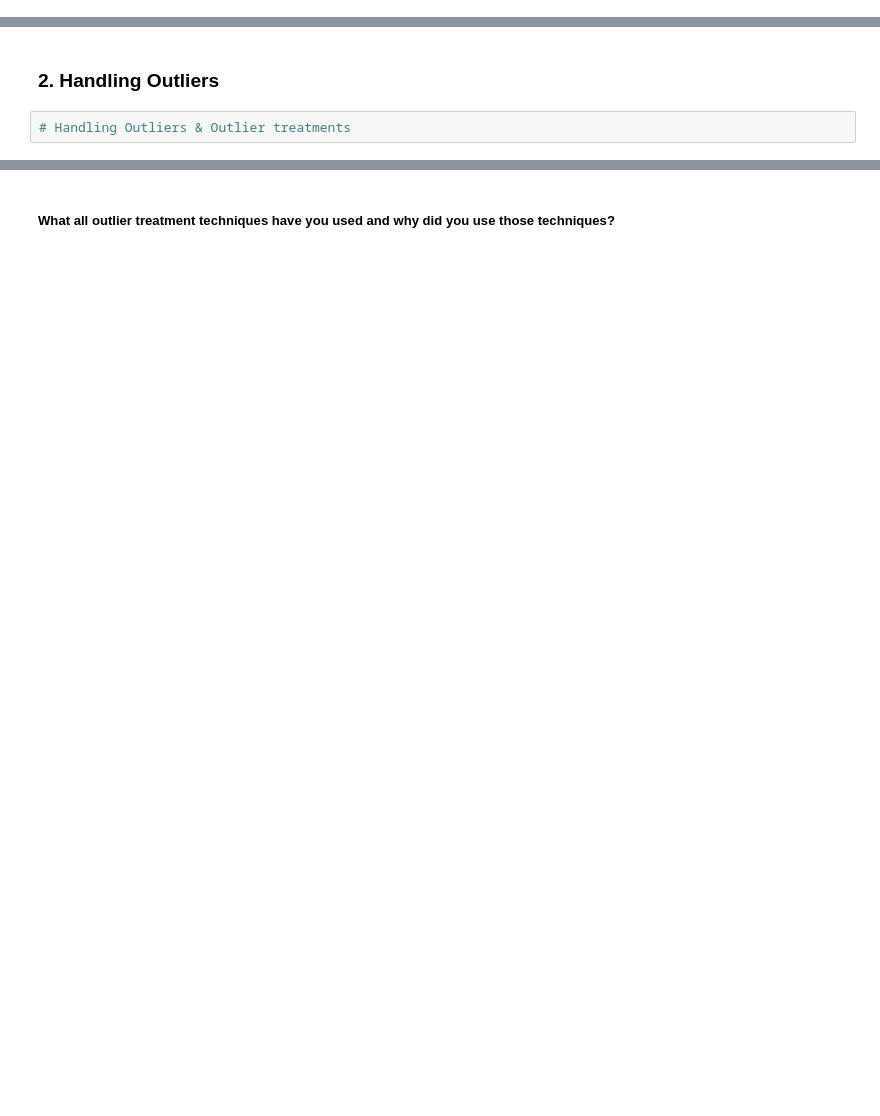
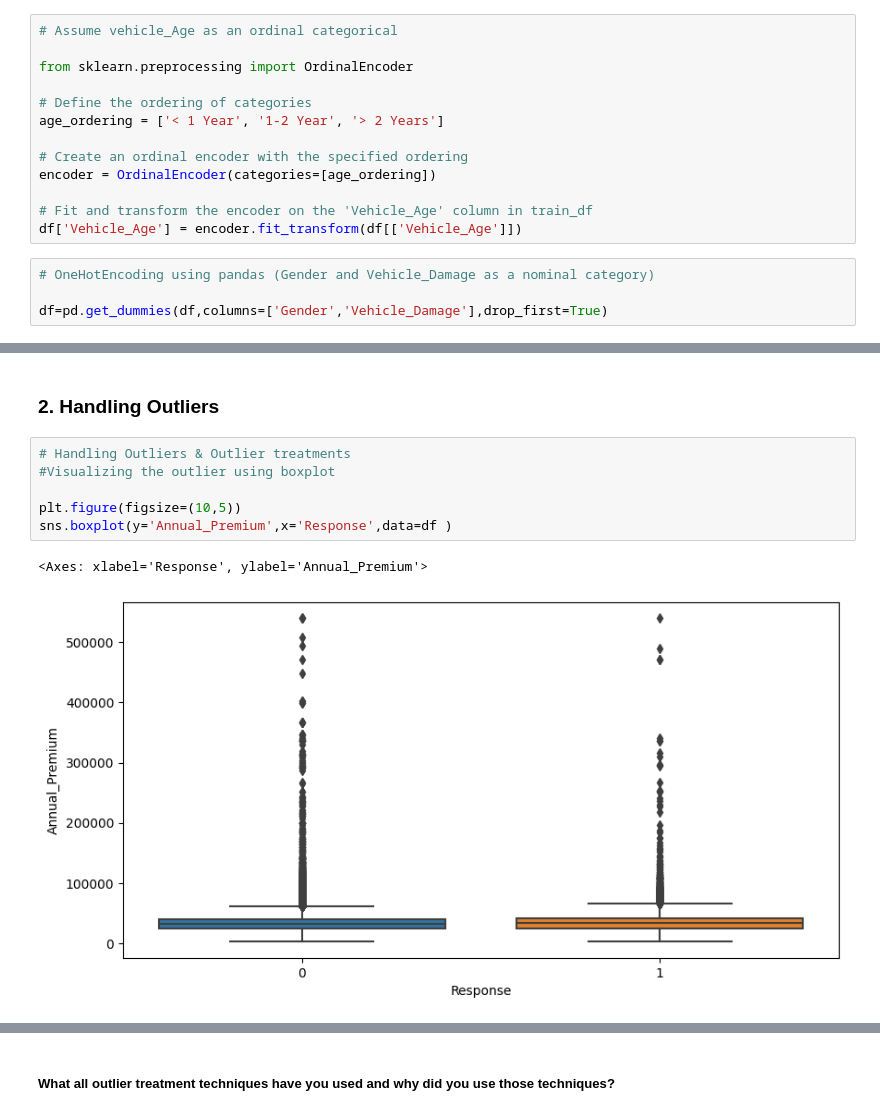
Before and after one commit to saidul-mondal-au7/health_insurance_cross_sell_prediction, a Jupyter notebook: health_insurance_cross_sell_prediction.ipynb, the cells around one changed output, grey strips where cells are left out. Saved outputs shown, nothing was run; the diff lists cells and outputs as text; blank space fills up the shorter version.

```diff
--- a/health_insurance_cross_sell_prediction.ipynb
+++ b/health_insurance_cross_sell_prediction.ipynb
@@ -772,0 +616,17 @@ Answer Here.
+# %%
+# Assume vehicle_Age as an ordinal categorical
+
+from sklearn.preprocessing import OrdinalEncoder
+
+# Define the ordering of categories
+age_ordering = ['< 1 Year', '1-2 Year', '> 2 Years']
+
+# Create an ordinal encoder with the specified ordering
+encoder = OrdinalEncoder(categories=[age_ordering])
+
+# Fit and transform the encoder on the 'Vehicle_Age' column in train_df
+df['Vehicle_Age'] = encoder.fit_transform(df[['Vehicle_Age']])
+# %%
+# OneHotEncoding using pandas (Gender and Vehicle_Damage as a nominal category)
+
+df=pd.get_dummies(df,columns=['Gender','Vehicle_Damage'],drop_first=True)
@@ -773,4 +649,11 @@ Answer Here.
 # %% [markdown]
 ### 2. Handling Outliers
-# %%
-# Handling Outliers & Outlier treatments
+# %%
+# Handling Outliers & Outlier treatments
+#Visualizing the outlier using boxplot
+
+plt.figure(figsize=(10,5))
+sns.boxplot(y='Annual_Premium',x='Response',data=df )
+# %% [output]
+<Axes: xlabel='Response', ylabel='Annual_Premium'>
+[figure, added]
```
Also changed, not shown: parts of 214 cells of this notebook.
